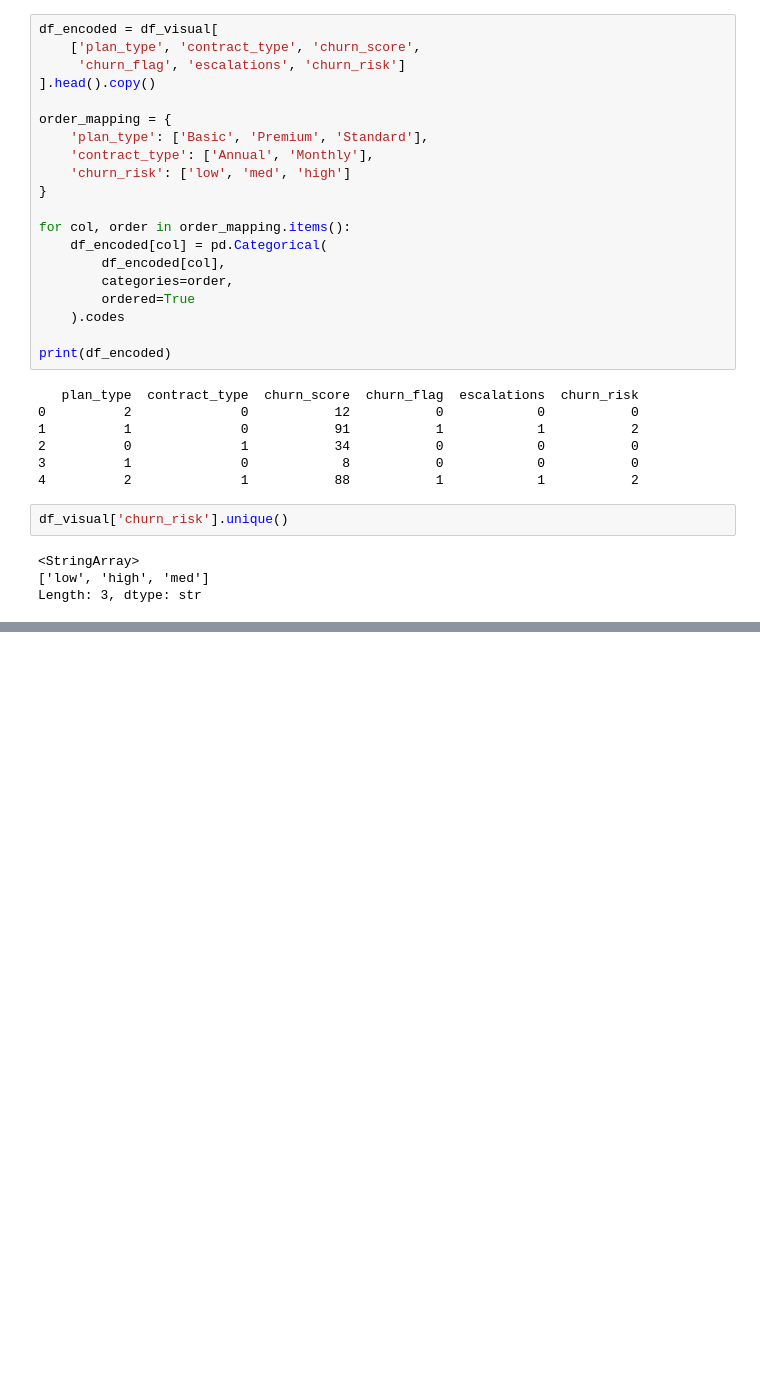
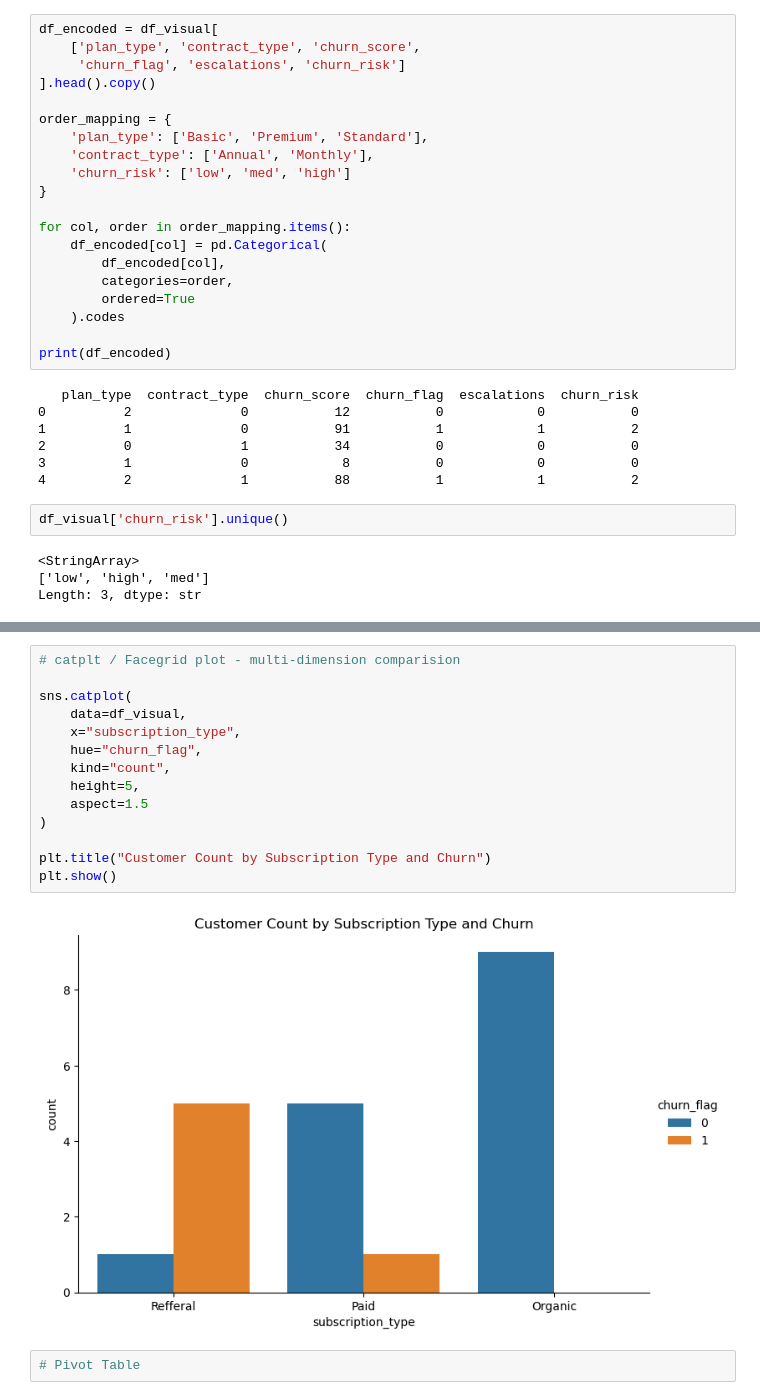
Before and after one commit to Manshavatsh0123/customer-churn-data-analysis, a Jupyter notebook: churn_analysis.ipynb, the cells around one changed output, grey strips where cells are left out. Cells and saved outputs as stored; diff of their text form; blank space fills up the shorter version.

```diff
--- a/churn_analysis.ipynb
+++ b/churn_analysis.ipynb
@@ -744,0 +772,18 @@ ValueError: could not convert string to float: '0002-ORFBO'
+# %%
+# catplt / Facegrid plot - multi-dimension comparision
+
+sns.catplot(
+    data=df_visual,
+    x="subscription_type",
+    hue="churn_flag",
+    kind="count",
+    height=5,
+    aspect=1.5
+)
+
+plt.title("Customer Count by Subscription Type and Churn")
+plt.show()
+# %% [output]
+[figure, added]
+# %%
+# Pivot Table
```
Also changed, not shown: parts of 3 cells of this notebook, 1 other file.
